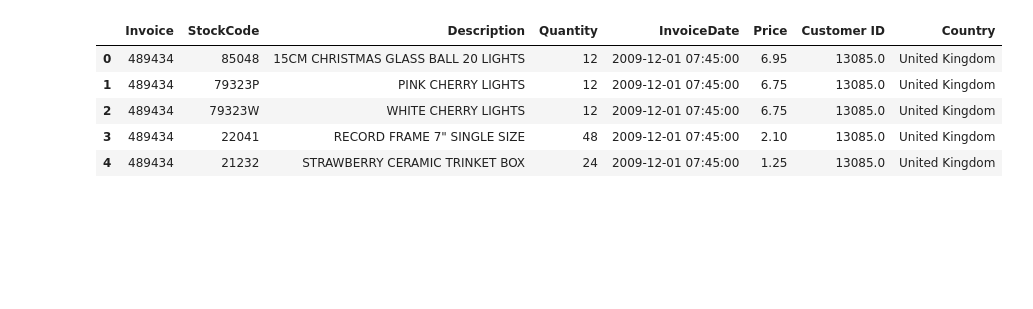
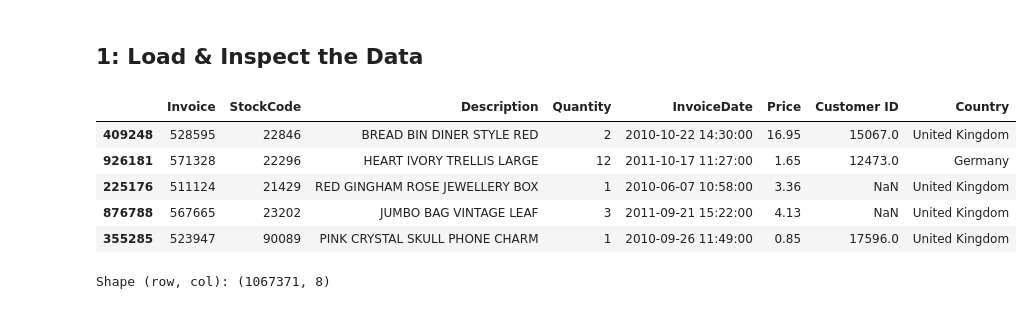
Before and after one commit to Shreyashs-dg/customer-intelligence-platform, a Jupyter notebook: notebooks/01_eda.ipynb, the cells around one changed output. Drawn from its saved outputs; the diff is of its cells as text; code cells hidden in the pictures; blank space fills up the shorter version.

```diff
--- a/notebooks/01_eda.ipynb
+++ b/notebooks/01_eda.ipynb
@@ -7,0 +6,2 @@ df = pd.read_csv('../data/raw/online_retail_II.csv')
+# %% [markdown]
+## 1: Load & Inspect the Data
@@ -8,9 +17,14 @@ df = pd.read_csv('../data/raw/online_retail_II.csv')
 # %%
-df.head()
+# 5 random sample rows
+df.sample(5)
 # %% [output]
 |  | Invoice | StockCode | Description | Quantity | InvoiceDate | Price | Customer ID | Country |
-| 0 | 489434 | 85048 | 15CM CHRISTMAS GLASS BALL 20 LIGHTS | 12 | 2009-12-01 07:45:00 | 6.95 | 13085.0 | United Kingdom |
-| 1 | 489434 | 79323P | PINK CHERRY LIGHTS | 12 | 2009-12-01 07:45:00 | 6.75 | 13085.0 | United Kingdom |
-| 2 | 489434 | 79323W | WHITE CHERRY LIGHTS | 12 | 2009-12-01 07:45:00 | 6.75 | 13085.0 | United Kingdom |
-| 3 | 489434 | 22041 | RECORD FRAME 7" SINGLE SIZE | 48 | 2009-12-01 07:45:00 | 2.10 | 13085.0 | United Kingdom |
-| 4 | 489434 | 21232 | STRAWBERRY CERAMIC TRINKET BOX | 24 | 2009-12-01 07:45:00 | 1.25 | 13085.0 | United Kingdom |
+| 409248 | 528595 | 22846 | BREAD BIN DINER STYLE RED | 2 | 2010-10-22 14:30:00 | 16.95 | 15067.0 | United Kingdom |
+| 926181 | 571328 | 22296 | HEART IVORY TRELLIS LARGE | 12 | 2011-10-17 11:27:00 | 1.65 | 12473.0 | Germany |
+| 225176 | 511124 | 21429 | RED GINGHAM ROSE JEWELLERY BOX | 1 | 2010-06-07 10:58:00 | 3.36 | NaN | United Kingdom |
+| 876788 | 567665 | 23202 | JUMBO BAG VINTAGE LEAF | 3 | 2011-09-21 15:22:00 | 4.13 | NaN | United Kingdom |
+| 355285 | 523947 | 90089 | PINK CRYSTAL SKULL PHONE CHARM | 1 | 2010-09-26 11:49:00 | 0.85 | 17596.0 | United Kingdom |
+# %%
+print(f"Shape (row, col): {df.shape}")
+# %% [output]
+Shape (row, col): (1067371, 8)
```
Also changed, not shown: parts of 20 cells of this notebook, 4 other files.
